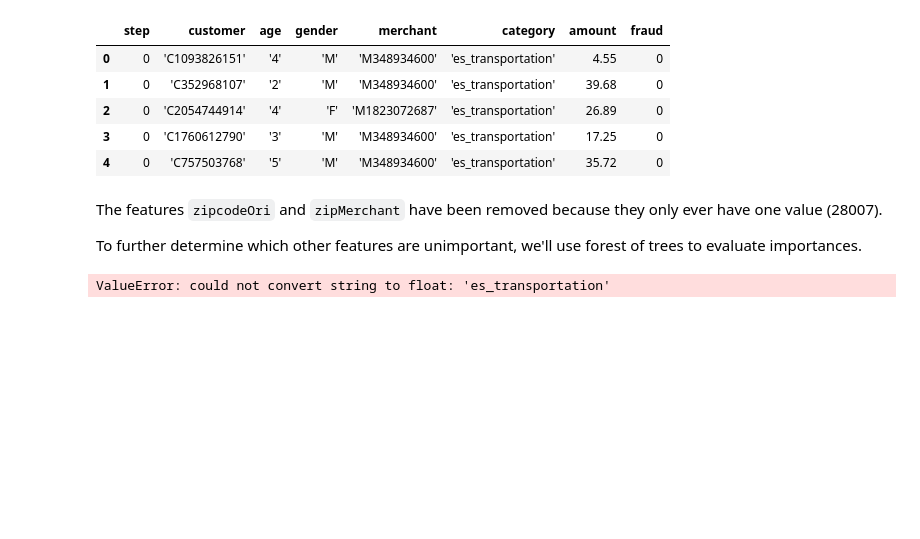
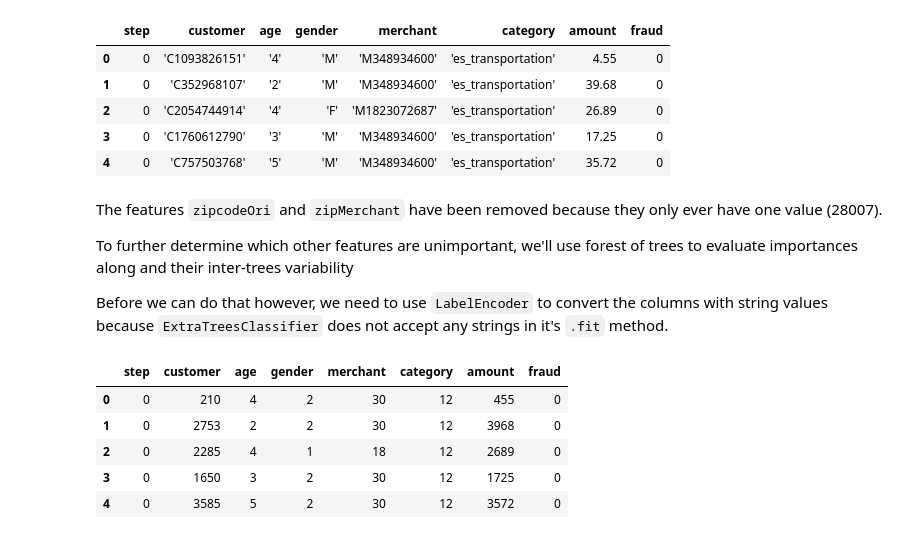
Before and after one commit to timigod/mlnd-capstone, a Jupyter notebook: fraud_detection.ipynb, the cells around one changed output. Cells and saved outputs as stored; diff of their text form; code cells hidden in the pictures; blank space fills up the shorter version.

```diff
--- a/fraud_detection.ipynb
+++ b/fraud_detection.ipynb
@@ -78,15 +86,16 @@ df_useful.head()
 # %% [markdown]
 The features `zipcodeOri` and `zipMerchant` have been removed because they only ever have one value (28007).
 
-To further determine which other features are unimportant, we'll use forest of trees to evaluate importances.
+To further determine which other features are unimportant, we'll use forest of trees to evaluate importances along and their inter-trees variability
+
+Before we can do that however, we need to use `LabelEncoder` to convert the columns with string values because `ExtraTreesClassifier` does not accept any strings in it's `.fit` method.
-# %%
-input_features = df_useful.columns.tolist().remove('fraud')
-X, y = df_useful.drop(['fraud'], axis = 1), df_useful['fraud']
-
-X_train, X_test, y_train, y_test = train_test_split(X, y, test_size=0.33, random_state=42)
-forest = ExtraTreesClassifier(n_estimators=250,
-                              random_state=0)
-
-forest.fit(X_train, y_train)
-# %% [output]
-ValueError: could not convert string to float: 'es_transportation'
+# %%
+df_useful = df_useful.apply(LabelEncoder().fit_transform)
+df_useful.head()
+# %% [output]
+|  | step | customer | age | gender | merchant | category | amount | fraud |
+| 0 | 0 | 210 | 4 | 2 | 30 | 12 | 455 | 0 |
+| 1 | 0 | 2753 | 2 | 2 | 30 | 12 | 3968 | 0 |
+| 2 | 0 | 2285 | 4 | 1 | 18 | 12 | 2689 | 0 |
+| 3 | 0 | 1650 | 3 | 2 | 30 | 12 | 1725 | 0 |
+| 4 | 0 | 3585 | 5 | 2 | 30 | 12 | 3572 | 0 |
```
Also changed, not shown: parts of 10 cells of this notebook, 2 other files.
